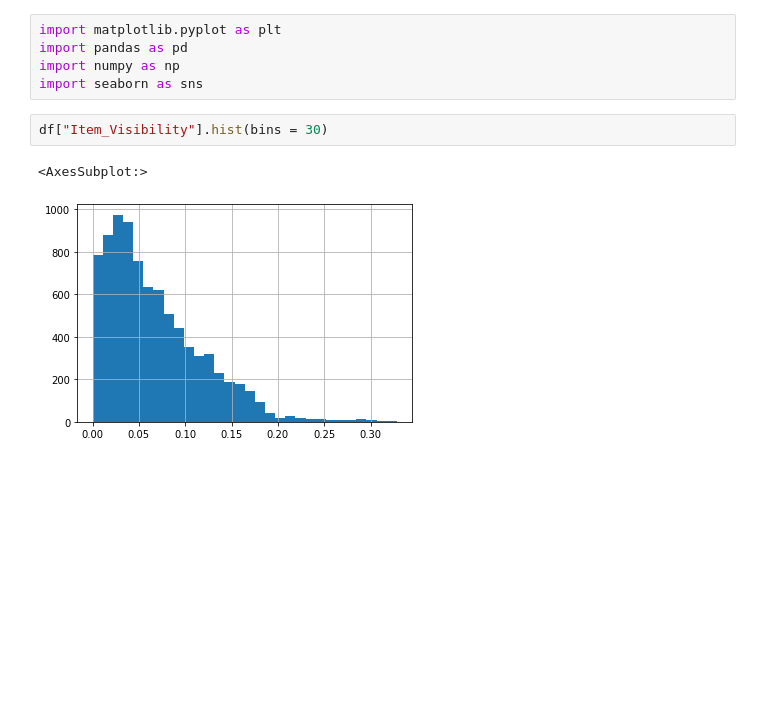
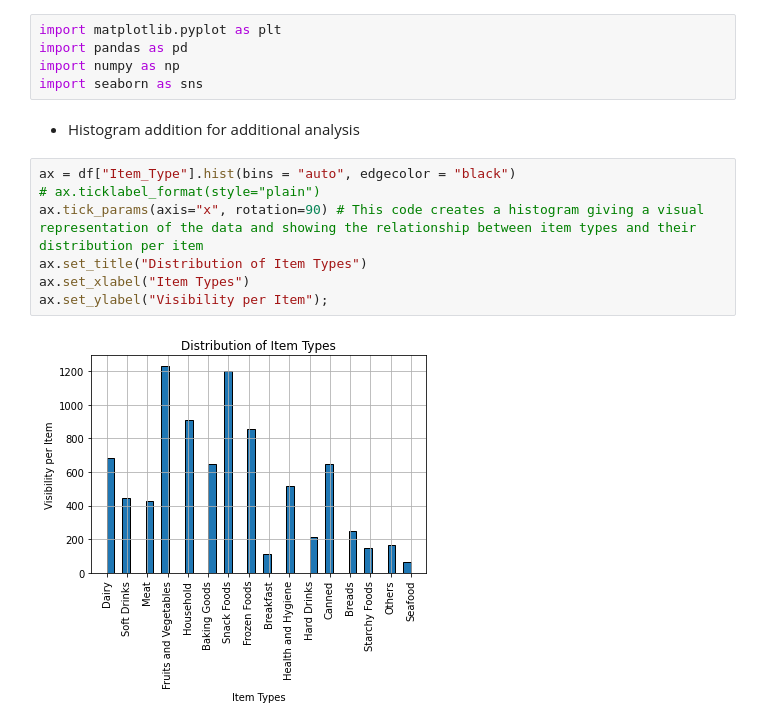
Before and after one commit to BrianArradondo/Sales-Predictions, a Jupyter notebook: Brian_Arradondo_Project_1_Part_2.ipynb, the cells around one changed output. Drawn from its saved outputs; the diff is of its cells as text; blank space fills up the shorter version.

```diff
--- a/Brian_Arradondo_Project_1_Part_2.ipynb
+++ b/Brian_Arradondo_Project_1_Part_2.ipynb
@@ -426,8 +426,15 @@ import matplotlib.pyplot as plt
 import pandas as pd
 import numpy as np
 import seaborn as sns
-# %%
-df["Item_Visibility"].hist(bins = 30)
-# %% [output]
-<AxesSubplot:>
-[figure, removed]
+# %% [markdown]
+
+- Histogram addition for additional analysis
+# %%
+ax = df["Item_Type"].hist(bins = "auto", edgecolor = "black")
+# ax.ticklabel_format(style="plain")
+ax.tick_params(axis="x", rotation=90) # This code creates a histogram giving a visual representation of the data and showing the relationship between item types and their distribution per item
+ax.set_title("Distribution of Item Types")
+ax.set_xlabel("Item Types")
+ax.set_ylabel("Visibility per Item");
+# %% [output]
+[figure, added]
```
Also changed, not shown: parts of 5 cells of this notebook.
